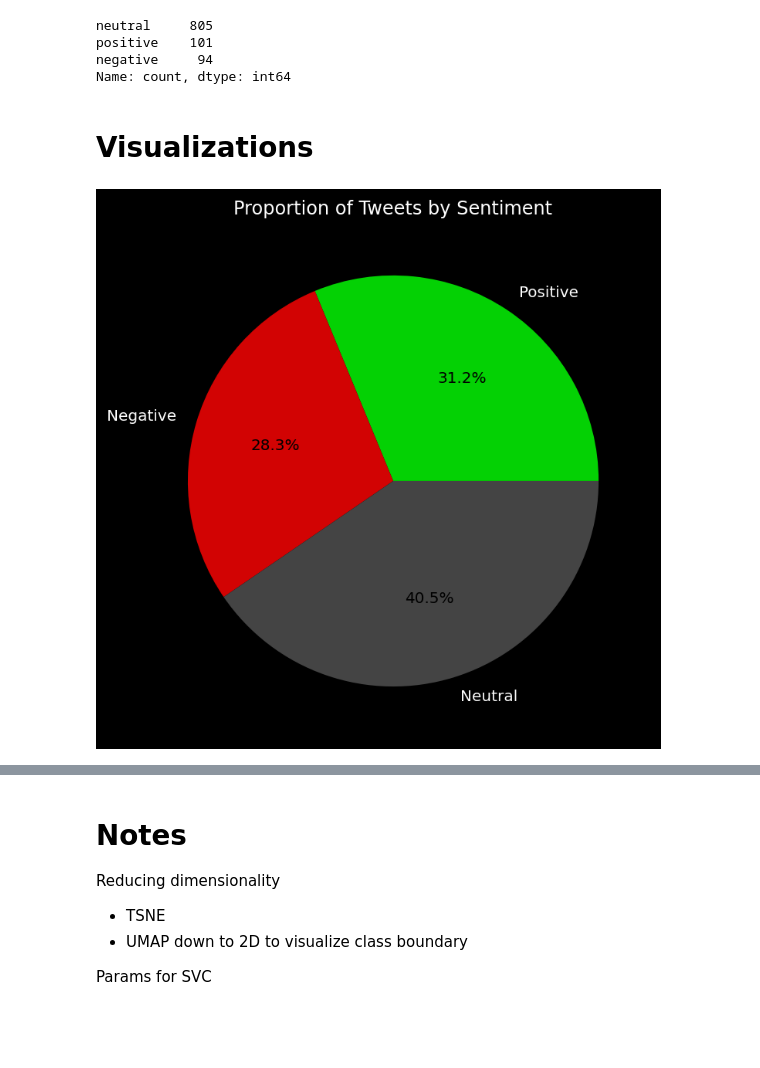
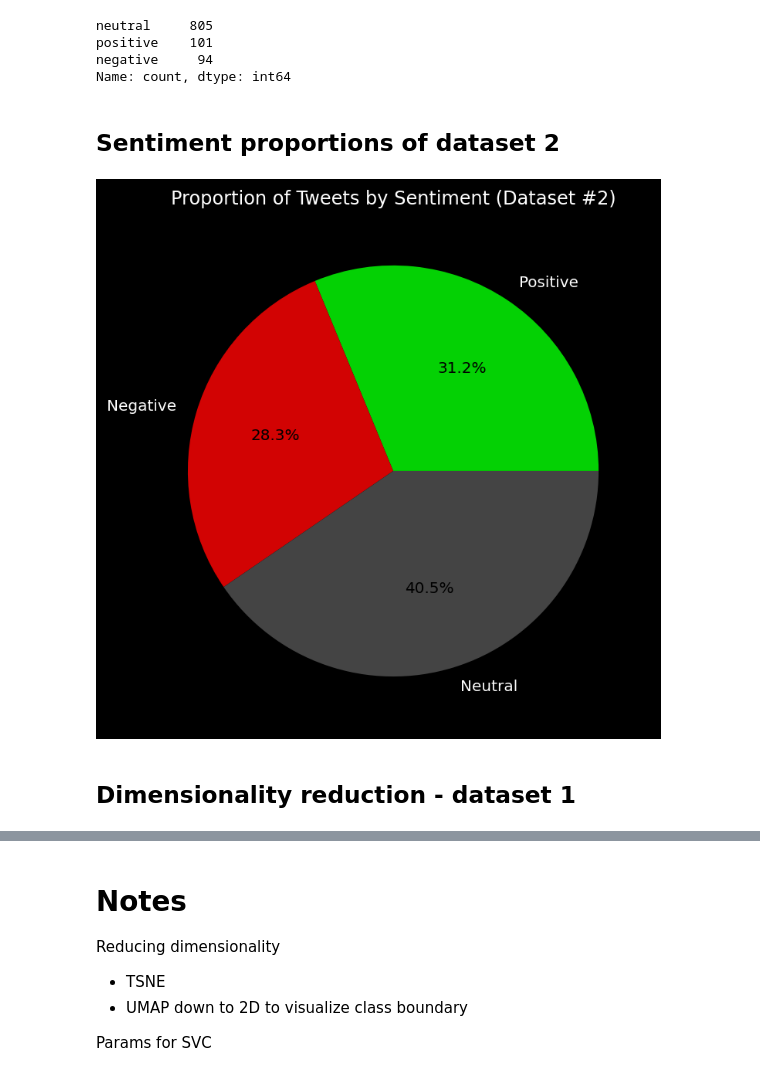
Before and after one commit to brayvid/sentiment-classifier, a Jupyter notebook: tweet_sentiment_classifier.ipynb, the cells around one changed output, grey strips where cells are left out. Drawn from its saved outputs; the diff is of its cells as text; code cells hidden in the pictures; blank space fills up the shorter version.

```diff
--- a/tweet_sentiment_classifier.ipynb
+++ b/tweet_sentiment_classifier.ipynb
@@ -654,27 +656,29 @@ neutral     805
 positive    101
 negative     94
 Name: count, dtype: int64
-# %% [markdown]
-# Visualizations
+# %% [markdown]
+## Sentiment proportions of dataset 2
 # %%
 # Pie chart - proportions of sentiment
 used_percent = []
 cats = ['positive', 'negative','neutral']
 for x in cats:
   used_percent.append(100*len(df[df['sentiment'] == x])/len(df))
 plt.style.use("dark_background")
 plt.figure(figsize=(6,6))
 
 def func(pct):
     return f"{pct:.1f}%"
 
 # https://stackoverflow.com/questions/27898830/python-how-to-change-autopct-text-color-to-be-white-in-a-pie-chart
 _, _, autotexts = plt.pie(labels=['Positive','Negative','Neutral'],x=used_percent, autopct=func, colors=label_colors.values())
 for autotext in autotexts:
     autotext.set_color('black')
 
-plt.title('Proportion of Tweets by Sentiment')
+plt.title('Proportion of Tweets by Sentiment (Dataset #2)')
 plt.show()
 # %% [output]
-[figure, old version]
+[figure, new version]
+# %% [markdown]
+## Dimensionality reduction - dataset 1
 # %%
```
Also changed, not shown: parts of 7 cells of this notebook.
